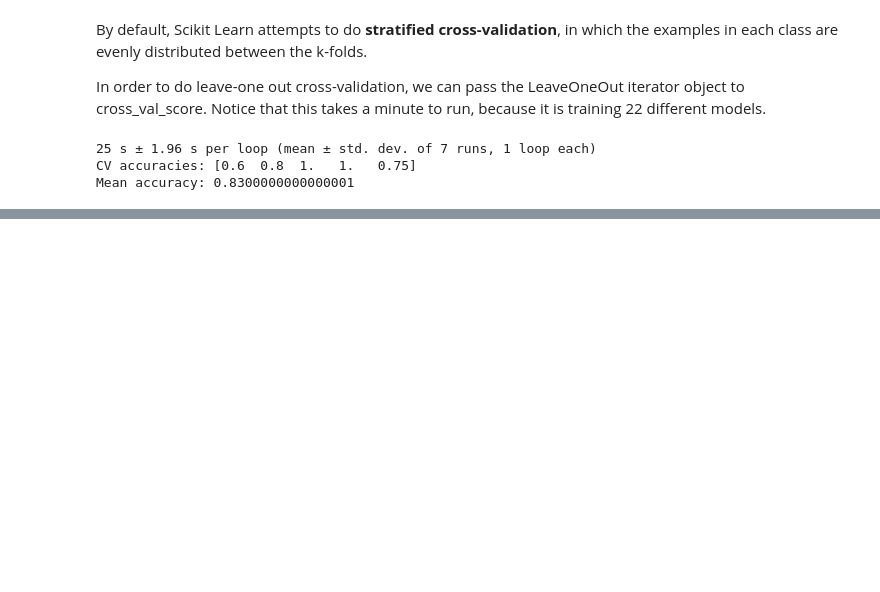
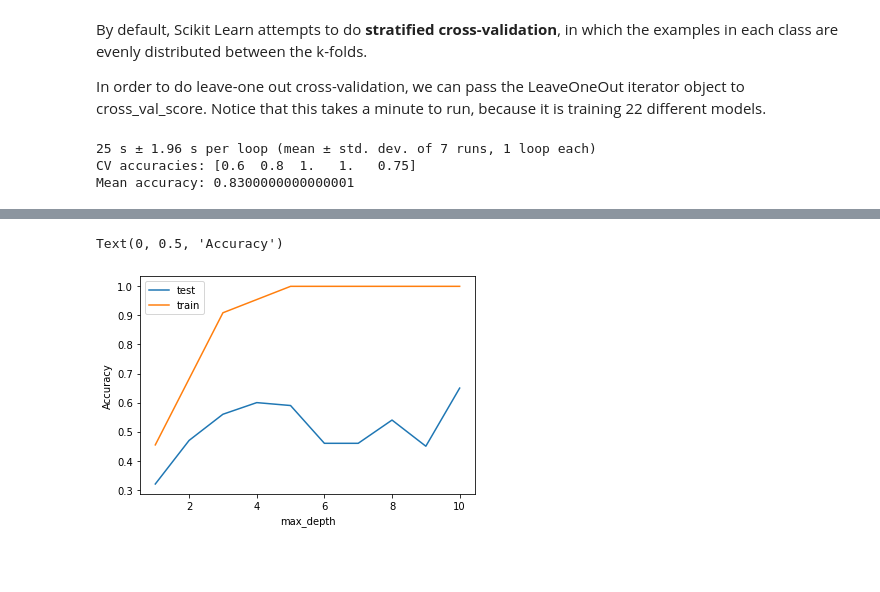
Before and after one commit to peterjsadowski/Tutorial-Microbiome, a Jupyter notebook: part2_ML.ipynb, the cells around one changed output, grey strips where cells are left out. Saved outputs shown, nothing was run; the diff lists cells and outputs as text; code cells hidden in the pictures; blank space fills up the shorter version.

```diff
--- a/part2_ML.ipynb
+++ b/part2_ML.ipynb
@@ -134,0 +162,22 @@ print(f'Mean accuracy: {scores.mean():.2f}')
+# %%
+from sklearn.model_selection import cross_val_score
+
+max_depth_choices = np.arange(10) + 1
+test_accuracy_mean = np.zeros_like(max_depth_choices, dtype='float')
+train_accuracy = np.zeros_like(max_depth_choices, dtype='float')
+for i, max_depth in enumerate(max_depth_choices):
+  clf = tree.DecisionTreeClassifier(max_depth=max_depth)
+  scores = cross_val_score(clf, X, y, cv=5)
+  test_accuracy_mean[i] = scores.mean()
+  train_accuracy[i] = clf.fit(X,y).score(X,y)
+
+plt.plot(max_depth_choices, test_accuracy_mean, label='test')
+plt.plot(max_depth_choices, train_accuracy, label='train')
+plt.legend()
+plt.xlabel('max_depth')
+plt.ylabel('Accuracy')
+# %% [output]
+Text(0, 0.5, 'Accuracy')
+[figure, added]
+# %% [markdown]
+#
```
Also changed, not shown: parts of 6 cells of this notebook.
